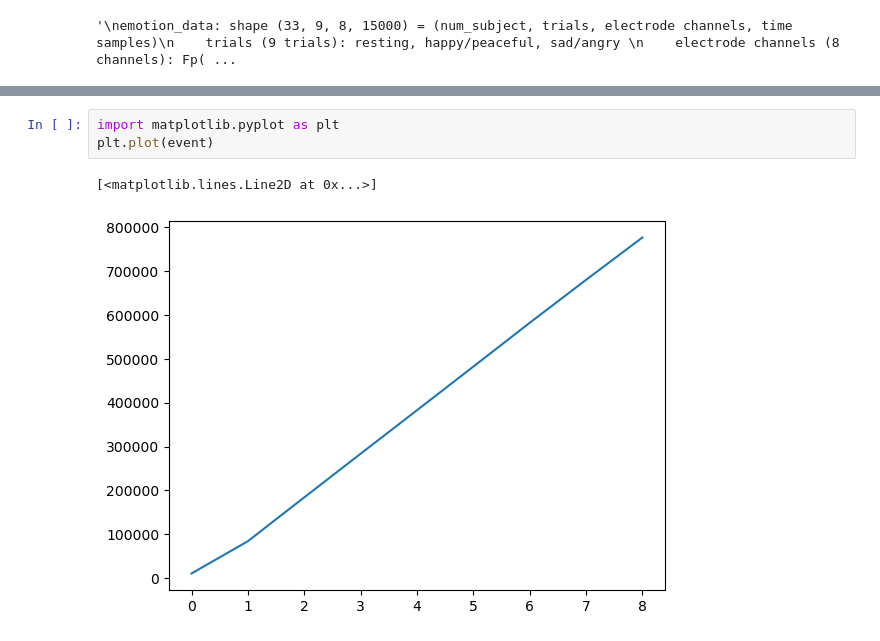
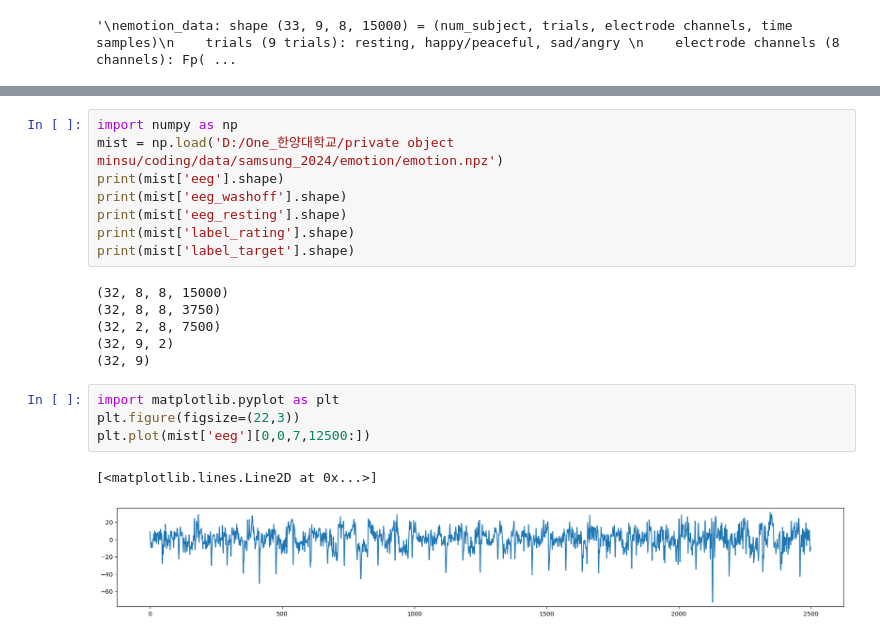
Before and after one commit to sees4321/Samsung_2024, a Jupyter notebook: emotion_data_preprocessing.ipynb, the cells around one changed output, grey strips where cells are left out. Cells and saved outputs as stored; diff of their text form.

```diff
--- a/emotion_data_preprocessing.ipynb
+++ b/emotion_data_preprocessing.ipynb
@@ -148,6 +221,21 @@ preprocess_emotion_data('D:/One_한양대학교/private object minsu/coding/data
+# %%
+import numpy as np
+mist = np.load('D:/One_한양대학교/private object minsu/coding/data/samsung_2024/emotion/emotion.npz')
+print(mist['eeg'].shape)
+print(mist['eeg_washoff'].shape)
+print(mist['eeg_resting'].shape)
+print(mist['label_rating'].shape)
+print(mist['label_target'].shape)
+# %% [output]
+(32, 8, 8, 15000)
+(32, 8, 8, 3750)
+(32, 2, 8, 7500)
+(32, 9, 2)
+(32, 9)
 # %%
 import matplotlib.pyplot as plt
-plt.plot(event)
+plt.figure(figsize=(22,3))
+plt.plot(mist['eeg'][0,0,7,12500:])
 # %% [output]
 [<matplotlib.lines.Line2D at 0x...>]
-[figure, old version]
+[figure, new version]
```
Also changed, not shown: parts of 4 cells of this notebook, 8 other files.
